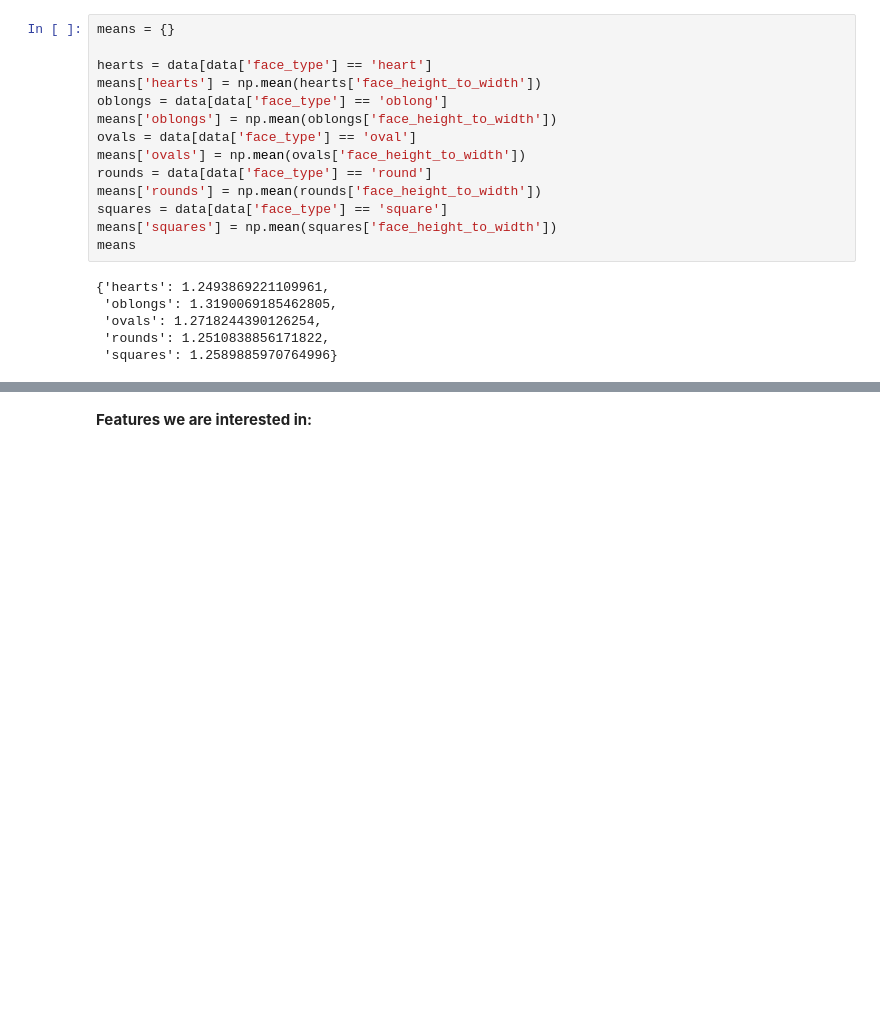
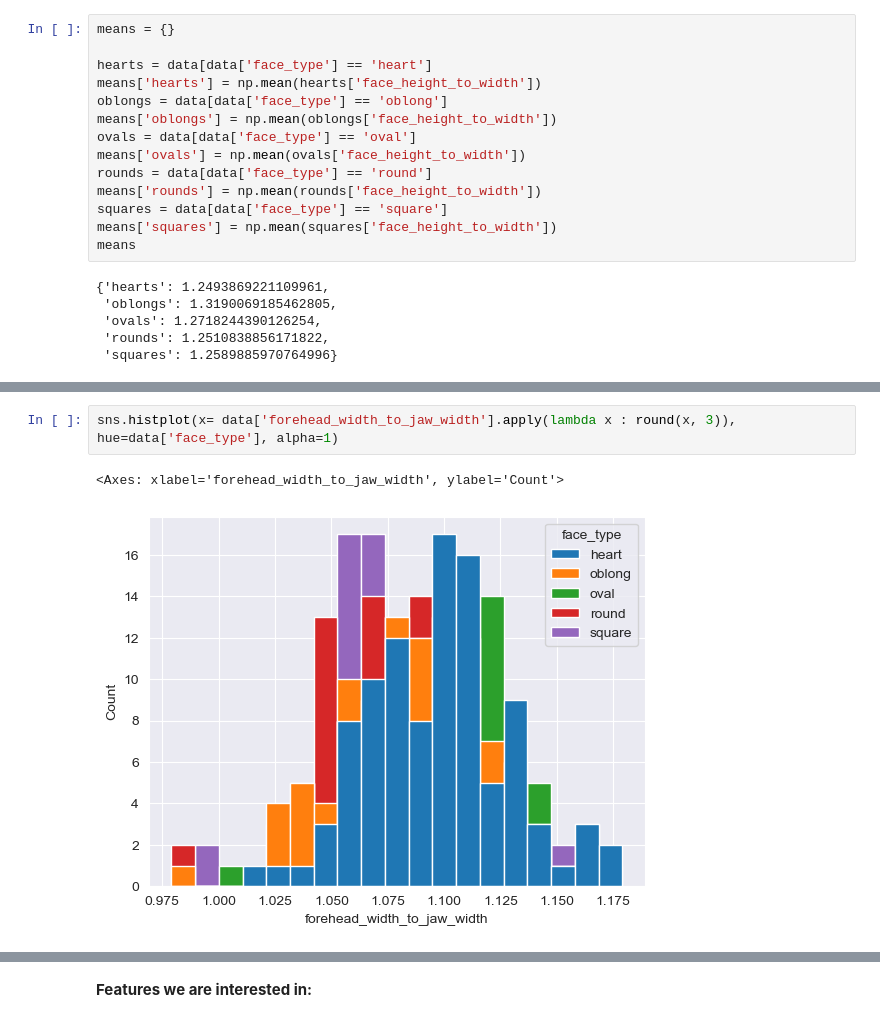
Before and after one commit to Sher213/Haircut-Suggestor-Web-App, a Jupyter notebook: face-shape-classifier/face_shape_classification.ipynb, the cells around one changed output, grey strips where cells are left out. Cells and saved outputs as stored; diff of their text form; blank space fills up the shorter version.

```diff
--- a/face-shape-classifier/face_shape_classification.ipynb
+++ b/face-shape-classifier/face_shape_classification.ipynb
@@ -84,0 +135,5 @@ means
+# %%
+sns.histplot(x= data['forehead_width_to_jaw_width'].apply(lambda x : round(x, 3)), hue=data['face_type'], alpha=1)
+# %% [output]
+<Axes: xlabel='forehead_width_to_jaw_width', ylabel='Count'>
+[figure, added]
```
Also changed, not shown: parts of 14 cells of this notebook, 1 other file.
